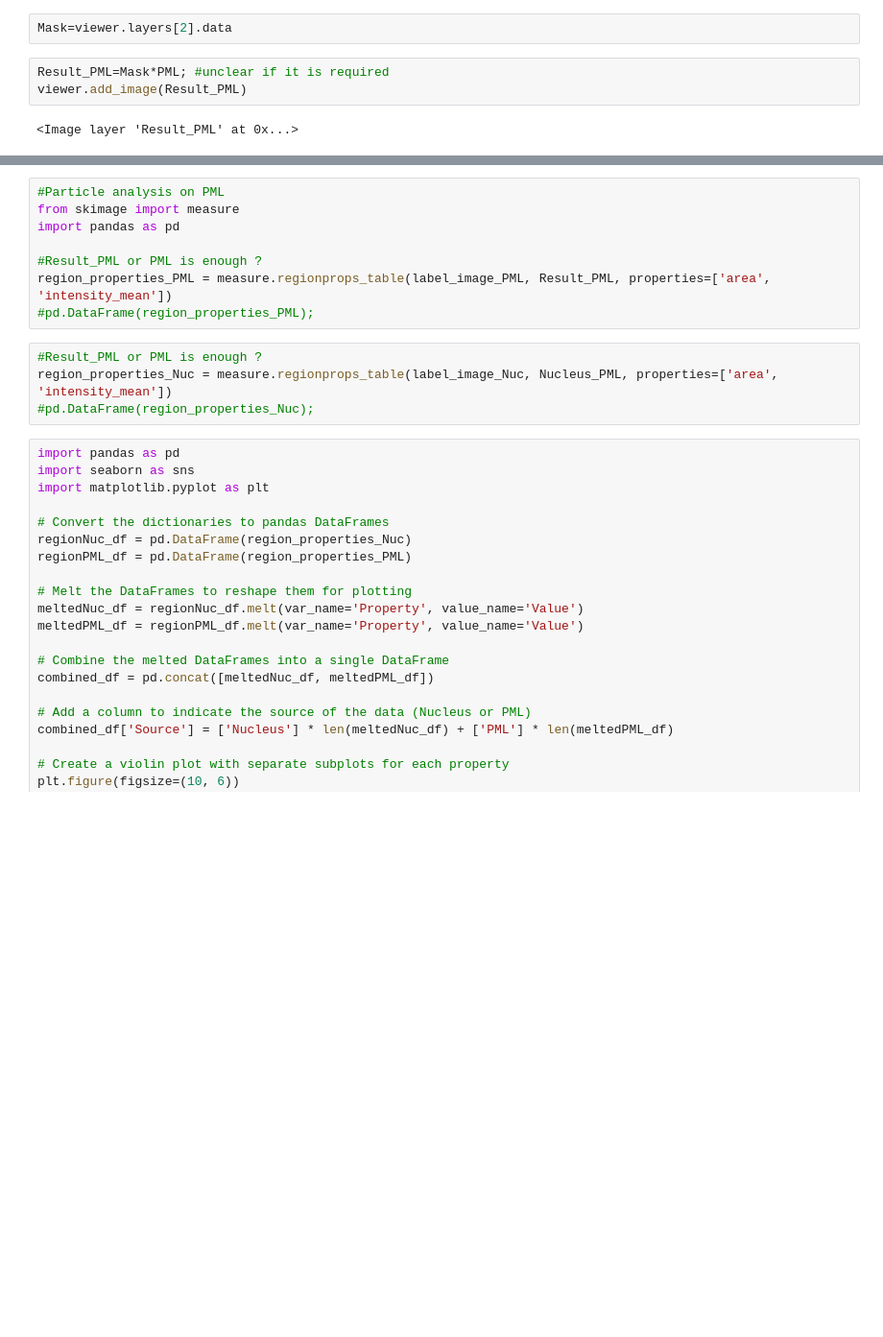
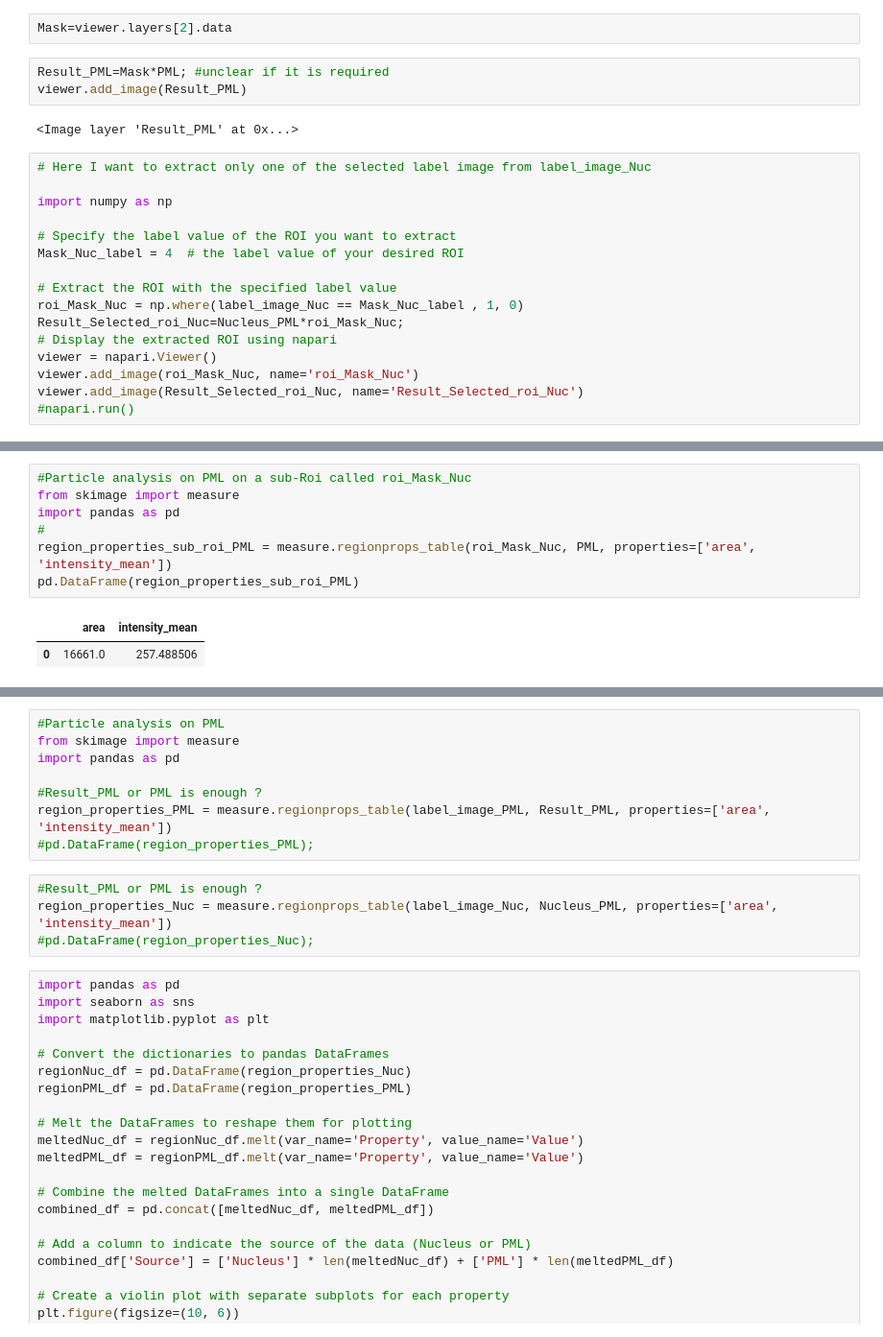
Before and after one commit to ZG-t1/Program-Lab, a Jupyter notebook: Segmentation/Segmentation_Nucleus_PML.ipynb, the cells around one changed output, grey strips where cells are left out. Shown at 96% size. Cells and saved outputs as stored; diff of their text form; blank space fills up the shorter version.

```diff
--- a/Segmentation/Segmentation_Nucleus_PML.ipynb
+++ b/Segmentation/Segmentation_Nucleus_PML.ipynb
@@ -57,3 +58,19 @@ Result_PML=Mask*PML; #unclear if it is required
 viewer.add_image(Result_PML)
 # %% [output]
 <Image layer 'Result_PML' at 0x...>
+# %%
+# Here I want to extract only one of the selected label image from label_image_Nuc
+
+import numpy as np
+
+# Specify the label value of the ROI you want to extract
+Mask_Nuc_label = 4  # the label value of your desired ROI
+
+# Extract the ROI with the specified label value
+roi_Mask_Nuc = np.where(label_image_Nuc == Mask_Nuc_label , 1, 0)
+Result_Selected_roi_Nuc=Nucleus_PML*roi_Mask_Nuc;
+# Display the extracted ROI using napari
+viewer = napari.Viewer()
+viewer.add_image(roi_Mask_Nuc, name='roi_Mask_Nuc')
+viewer.add_image(Result_Selected_roi_Nuc, name='Result_Selected_roi_Nuc')
+#napari.run()
@@ -59,0 +93,10 @@ viewer.add_image(Result_PML)
+# %%
+#Particle analysis on PML on a sub-Roi called roi_Mask_Nuc
+from skimage import measure
+import pandas as pd
+#
+region_properties_sub_roi_PML = measure.regionprops_table(roi_Mask_Nuc, PML, properties=['area', 'intensity_mean'])
+pd.DataFrame(region_properties_sub_roi_PML)
+# %% [output]
+|  | area | intensity_mean |
+| 0 | 16661.0 | 257.488506 |
```
Also changed, not shown: parts of 10 cells of this notebook, 2 other files.
